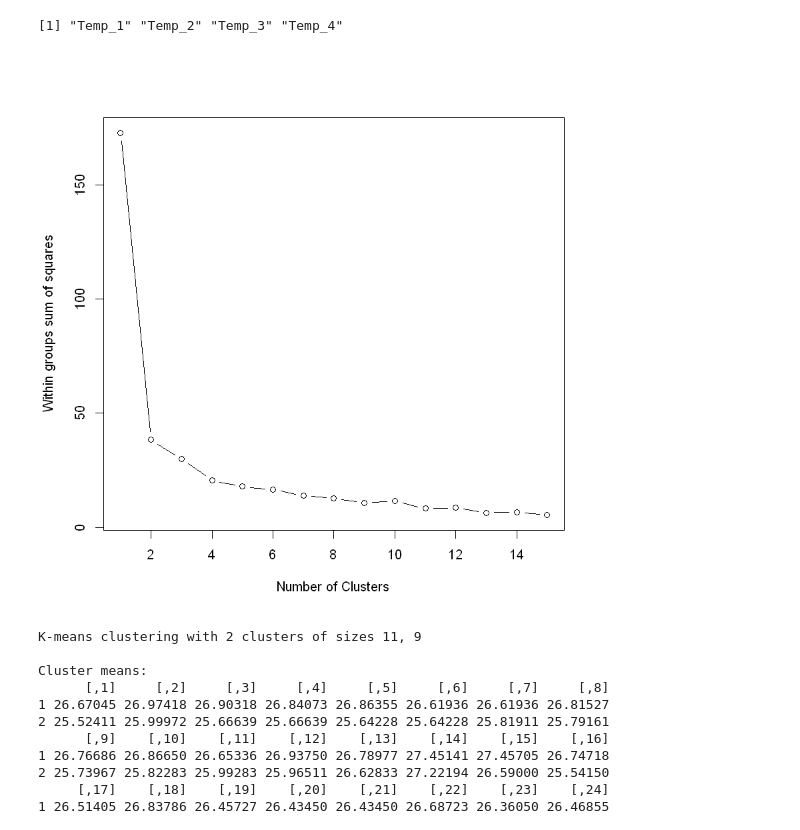
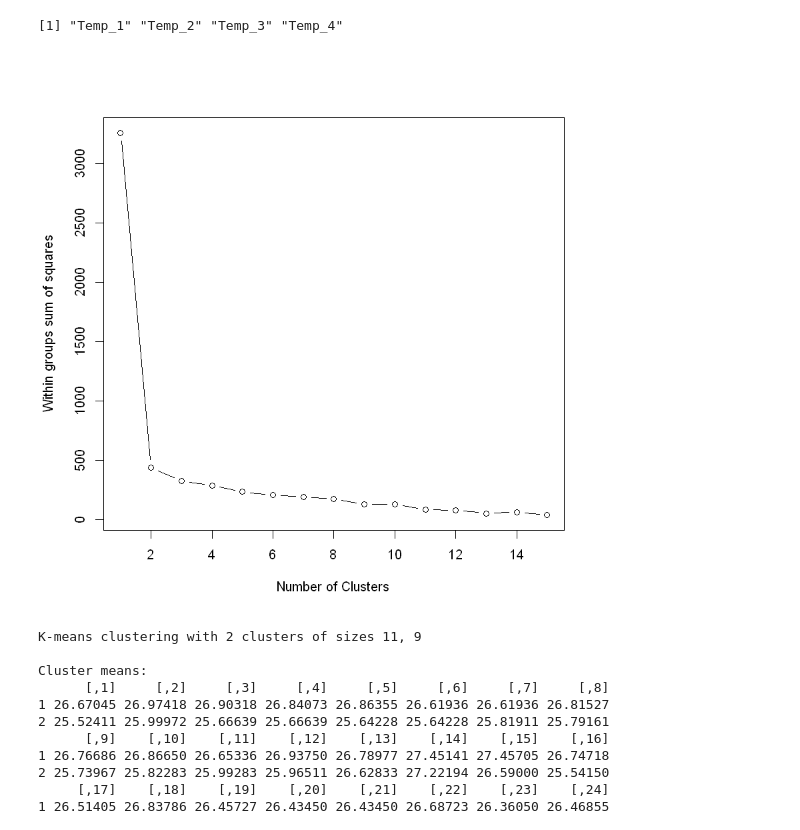
Before and after one commit to shreshthasarkar/Room_Temp, a Jupyter notebook: Clustering_R.ipynb, the cells around one changed output. Saved outputs shown, nothing was run; the diff lists cells and outputs as text; code cells hidden in the pictures.

```diff
--- a/Clustering_R.ipynb
+++ b/Clustering_R.ipynb
@@ -93,12 +93,12 @@ colnames(data)
 # %%
 
 wss <- (nrow(data)-1)*sum(apply(data,2,var))
-  for (i in 2:15) wss[i] <- sum(kmeans(data,
+  for (i in 2:15) wss[i] <- sum(kmeans(data_t,
                                        centers=i)$withinss)
 plot(1:15, wss, type="b", xlab="Number of Clusters",
      ylab="Within groups sum of squares")
 # %% [output]
-[figure, old version]
+[figure, new version]
 # %%
 ?apply
 # %%
```
